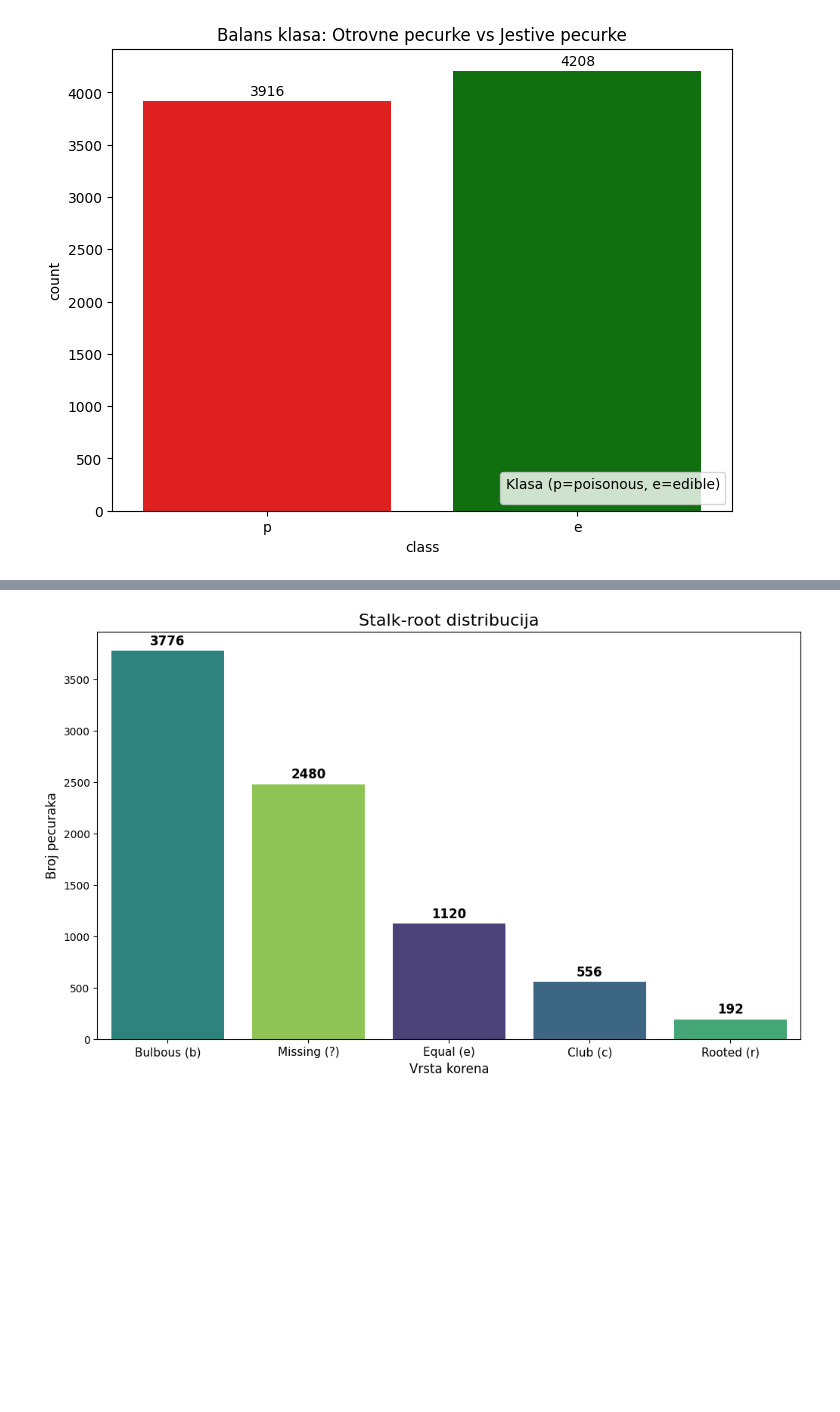
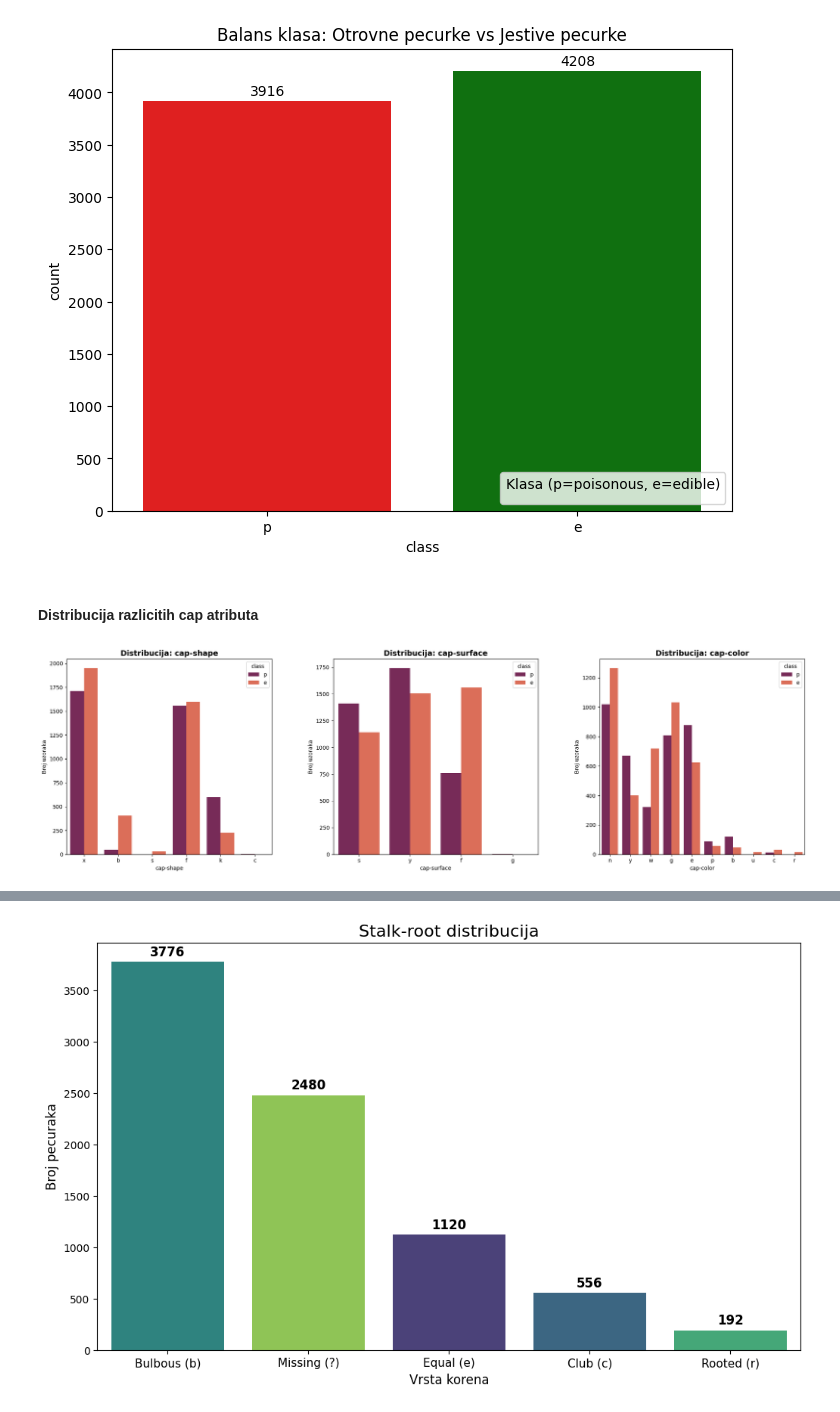
Before and after one commit to alxcek/mas-ai, a Jupyter notebook: machine_learning/01_mushroom_classification/classification.ipynb, the cells around one changed output, grey strips where cells are left out. Cells and saved outputs as stored; diff of their text form; code cells hidden in the pictures; blank space fills up the shorter version.

```diff
--- a/machine_learning/01_mushroom_classification/classification.ipynb
+++ b/machine_learning/01_mushroom_classification/classification.ipynb
@@ -134,3 +139,21 @@ for container in ax.containers:
 plt.show()
 # %% [output]
 [figure]
+# %% [markdown]
+#### Distribucija razlicitih cap atributa
+# %%
+features = ['cap-shape', 'cap-surface', 'cap-color']
+
+fig, axes = plt.subplots(nrows=1, ncols=3, figsize=(20, 6))
+
+for i, col in enumerate(features):
+    sns.countplot(x=col, hue='class', data=df, palette="rocket", ax=axes[i])
+    axes[i].set_title(f'Distribucija: {col}', fontsize=14, fontweight='bold')
+    axes[i].set_xlabel(col)
+    axes[i].set_ylabel('Broj uzoraka')
+
+plt.tight_layout()
+plt.subplots_adjust(wspace=0.3)
+plt.show()
+# %% [output]
+[figure, added]
```
Also changed, not shown: parts of 23 cells of this notebook.
